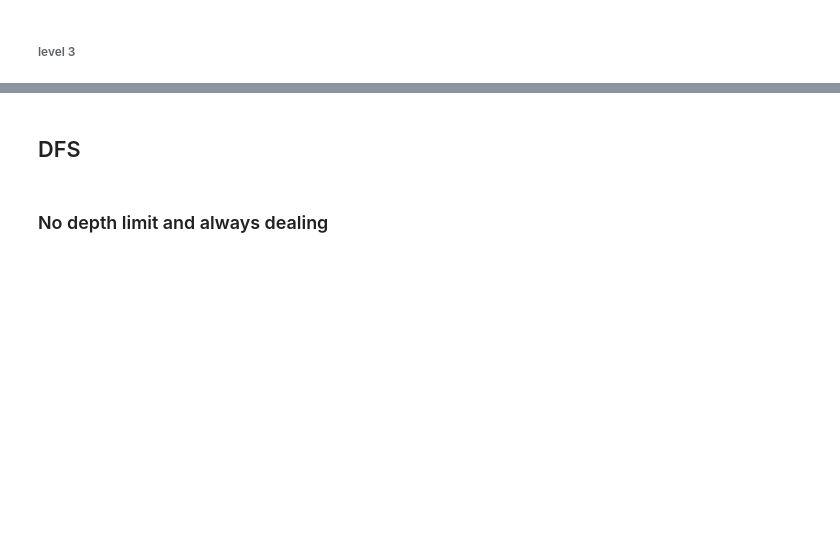
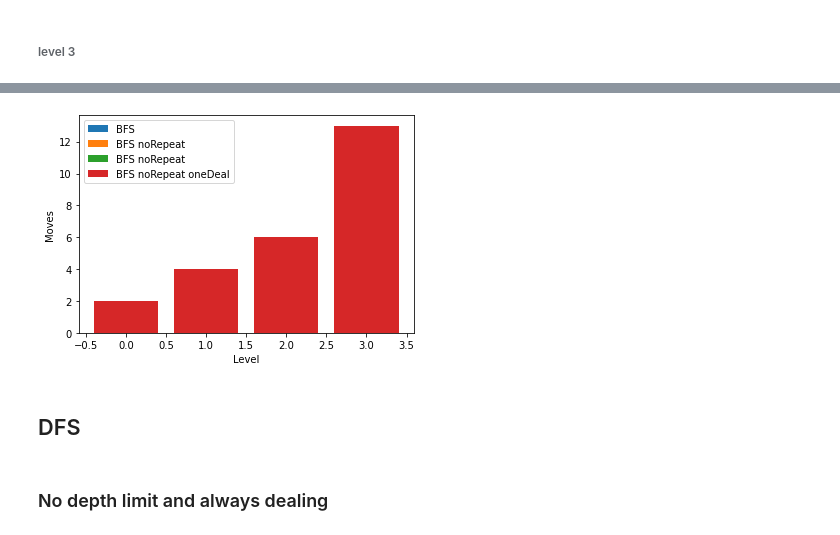
Before and after one commit to IohanSardinha/FEUP_IART, a Jupyter notebook: code/dataAnalisys.ipynb, the cells around one changed output, grey strips where cells are left out. Cells and saved outputs as stored; diff of their text form; code cells hidden in the pictures; blank space fills up the shorter version.

```diff
--- a/code/dataAnalisys.ipynb
+++ b/code/dataAnalisys.ipynb
@@ -132,3 +153,14 @@ plt.show()
+# %%
+plt.bar(range(len(bfs_moves)), [len(moves) for moves in bfs_moves], label="BFS")
+plt.bar(range(len(bfs_NR_moves)), [len(moves) for moves in bfs_NR_moves], label="BFS noRepeat")
+plt.bar(range(len(bfs_DO_moves)), [len(moves) for moves in bfs_DO_moves], label="BFS noRepeat")
+plt.bar(range(len(bfs_NR_DO_moves)),[len(moves) for moves in bfs_NR_DO_moves], label="BFS noRepeat oneDeal")
+plt.legend(loc="upper left")
+plt.xlabel("Level")
+plt.ylabel("Moves")
+plt.show()
+# %% [output]
+[figure, added]
 # %% [markdown]
 ## DFS
 # %% [markdown]
```
Also changed, not shown: parts of 62 cells of this notebook, 3 other files.
